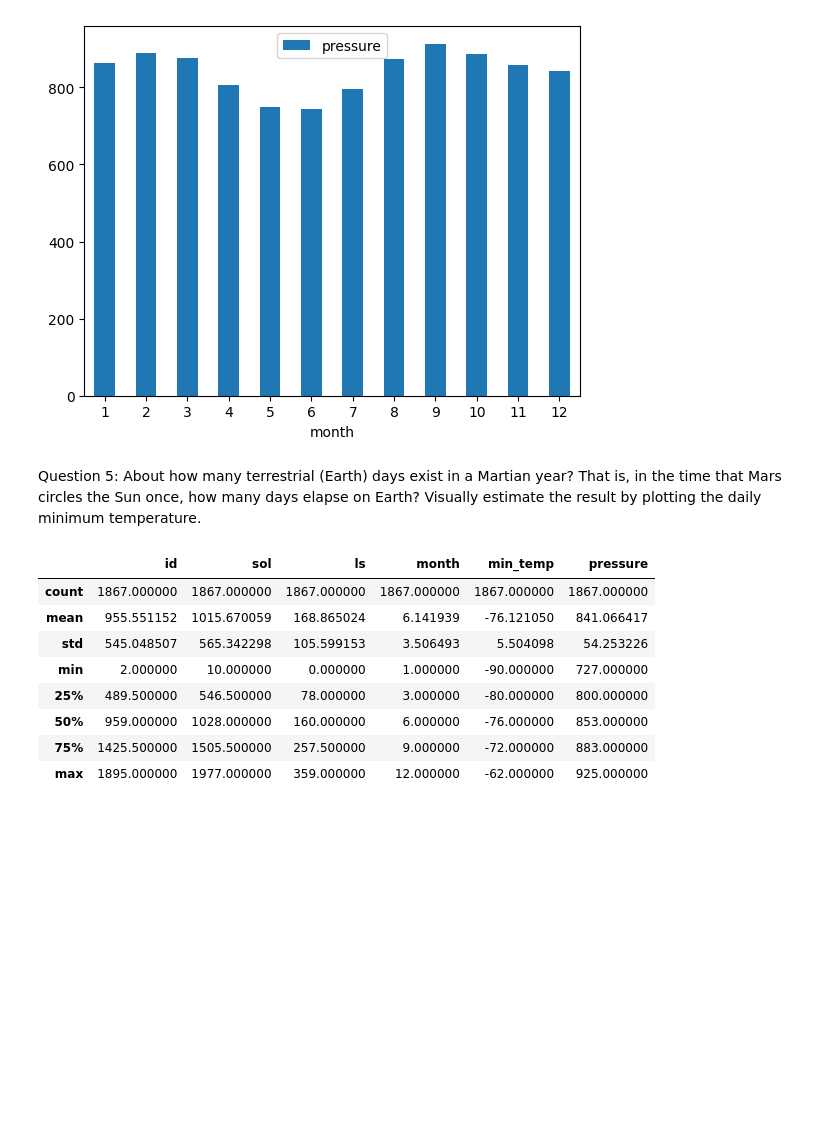
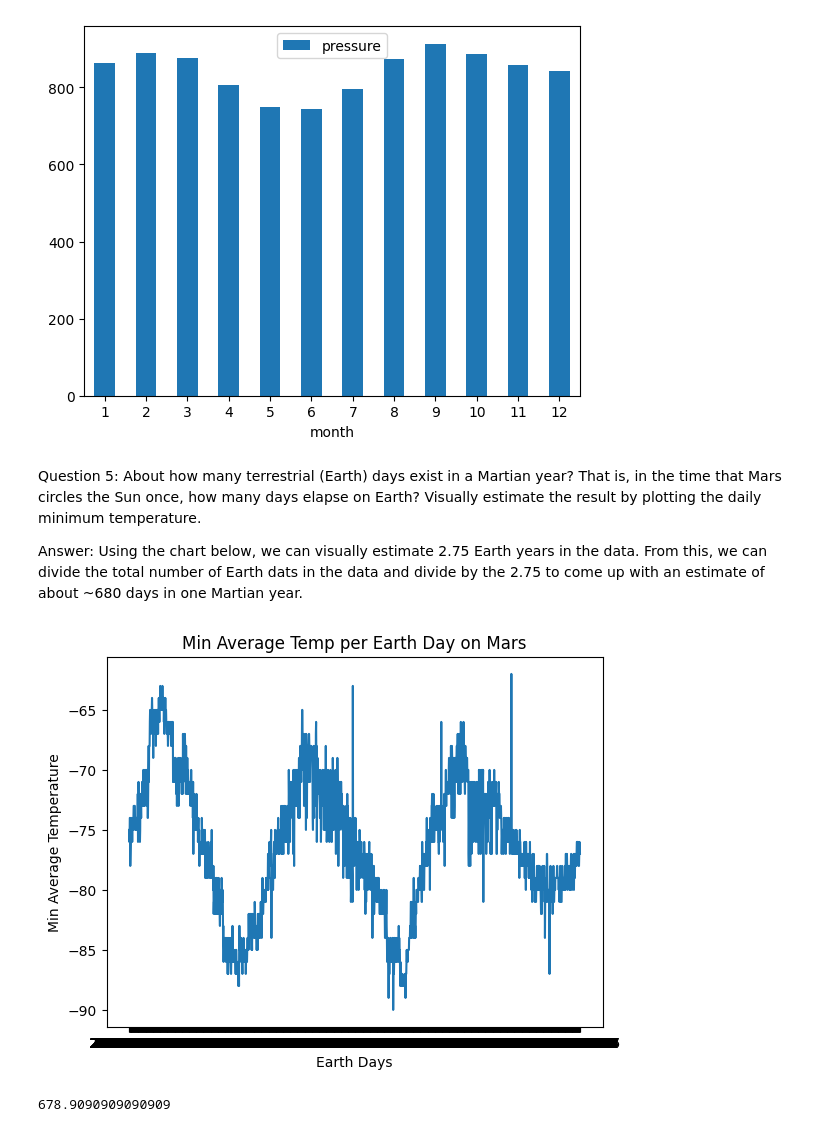
Before and after one commit to midwestbotanist/Mission-to-Mars, a Jupyter notebook: mars_data_challenge_part_2.ipynb, the cells around one changed output. Drawn from its saved outputs; the diff is of its cells as text; code cells hidden in the pictures; blank space fills up the shorter version.

```diff
--- a/mars_data_challenge_part_2.ipynb
+++ b/mars_data_challenge_part_2.ipynb
@@ -211,17 +244,24 @@ Min Temp:  745.0544217687075
 [figure]
 # %% [markdown]
 Question 5: About how many terrestrial (Earth) days exist in a Martian year? That is, in the time that Mars circles the Sun once, how many days elapse on Earth? Visually estimate the result by plotting the daily minimum temperature.
+
+Answer: Using the chart below, we can visually estimate 2.75 Earth years in the data. From this, we can divide the total number of Earth dats in the data and divide by the 2.75 to come up with an estimate of about ~680 days in one Martian year.
-# %%
-mars_temps_df.describe()
-# %% [output]
-|  | id | sol | ls | month | min_temp | pressure |
-| count | 1867.000000 | 1867.000000 | 1867.000000 | 1867.000000 | 1867.000000 | 1867.000000 |
-| mean | 955.551152 | 1015.670059 | 168.865024 | 6.141939 | -76.121050 | 841.066417 |
-| std | 545.048507 | 565.342298 | 105.599153 | 3.506493 | 5.504098 | 54.253226 |
-| min | 2.000000 | 10.000000 | 0.000000 | 1.000000 | -90.000000 | 727.000000 |
-| 25% | 489.500000 | 546.500000 | 78.000000 | 3.000000 | -80.000000 | 800.000000 |
-| 50% | 959.000000 | 1028.000000 | 160.000000 | 6.000000 | -76.000000 | 853.000000 |
-| 75% | 1425.500000 | 1505.500000 | 257.500000 | 9.000000 | -72.000000 | 883.000000 |
-| max | 1895.000000 | 1977.000000 | 359.000000 | 12.000000 | -62.000000 | 925.000000 |
+# %%
+x = mars_temps_df['terrestrial_date']
+y = mars_temps_df['min_temp']
+
+plt.plot(x,y)
+plt.ylabel("Min Average Temperature")
+plt.xlabel("Earth Days")
+plt.title("Min Average Temp per Earth Day on Mars")
+plt.show()
+# %% [output]
+[figure, added]
+# %%
+# The plot above, using the low and high peaks, shows about 2.75 years
+# of Earth days - divide the total Earth days by the number of cycles
+mars_temps_df['terrestrial_date'].nunique()/2.75
+# %% [output]
+678.9090909090909
 # %%
 # Export to csv file
```
Also changed, not shown: parts of 15 cells of this notebook, 1 other file.
